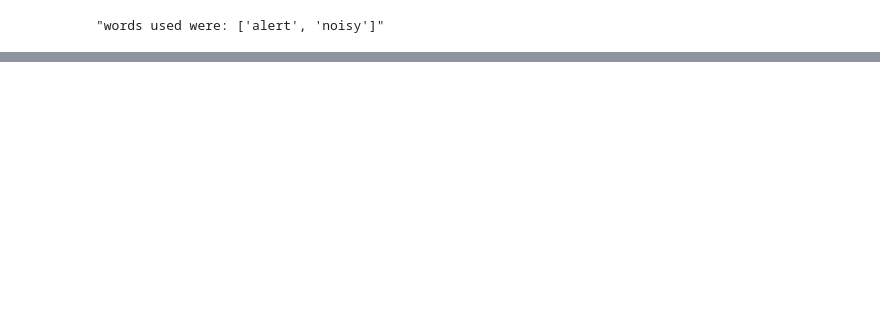
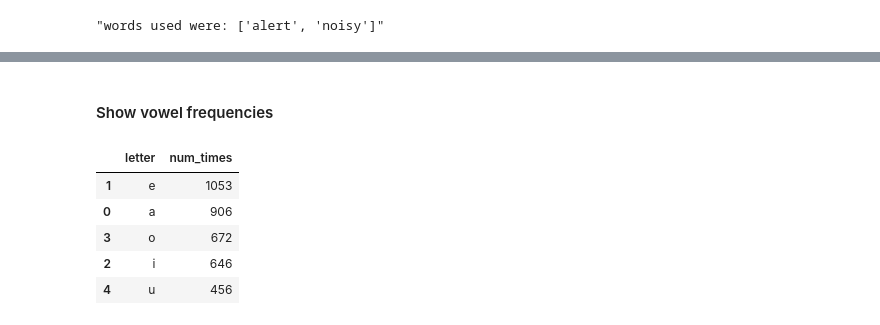
Before and after one commit to bgithub1/wordle_cheater, a Jupyter notebook: using_wordle_cheater.ipynb, the cells around one changed output, grey strips where cells are left out. Drawn from its saved outputs; the diff is of its cells as text; code cells hidden in the pictures; blank space fills up the shorter version.

```diff
--- a/using_wordle_cheater.ipynb
+++ b/using_wordle_cheater.ipynb
@@ -198,0 +219,27 @@ Possible Words after word: noisy
+# %%
+import string
+sss = string.ascii_lowercase
+df_ww = wrdlc.df_ww
+
+df_consonants = pd.DataFrame([
+    [l,df_ww[df_ww.word.str.contains(l)].count().values[0]]
+    for l in sss
+    if l not in ['a','e','i','o','u']
+],columns=['letter','num_times']).sort_values('num_times',ascending=False)
+
+df_vowels = pd.DataFrame([
+    [l,df_ww[df_ww.word.str.contains(l)].count().values[0]]
+    for l in sss
+    if l  in ['a','e','i','o','u']
+],columns=['letter','num_times']).sort_values('num_times',ascending=False)
+# %% [markdown]
+#### Show vowel frequencies
+# %%
+df_vowels
+# %% [output]
+|  | letter | num_times |
+| 1 | e | 1053 |
+| 0 | a | 906 |
+| 3 | o | 672 |
+| 2 | i | 646 |
+| 4 | u | 456 |
```
Also changed, not shown: parts of 13 cells of this notebook, 1 other file.
